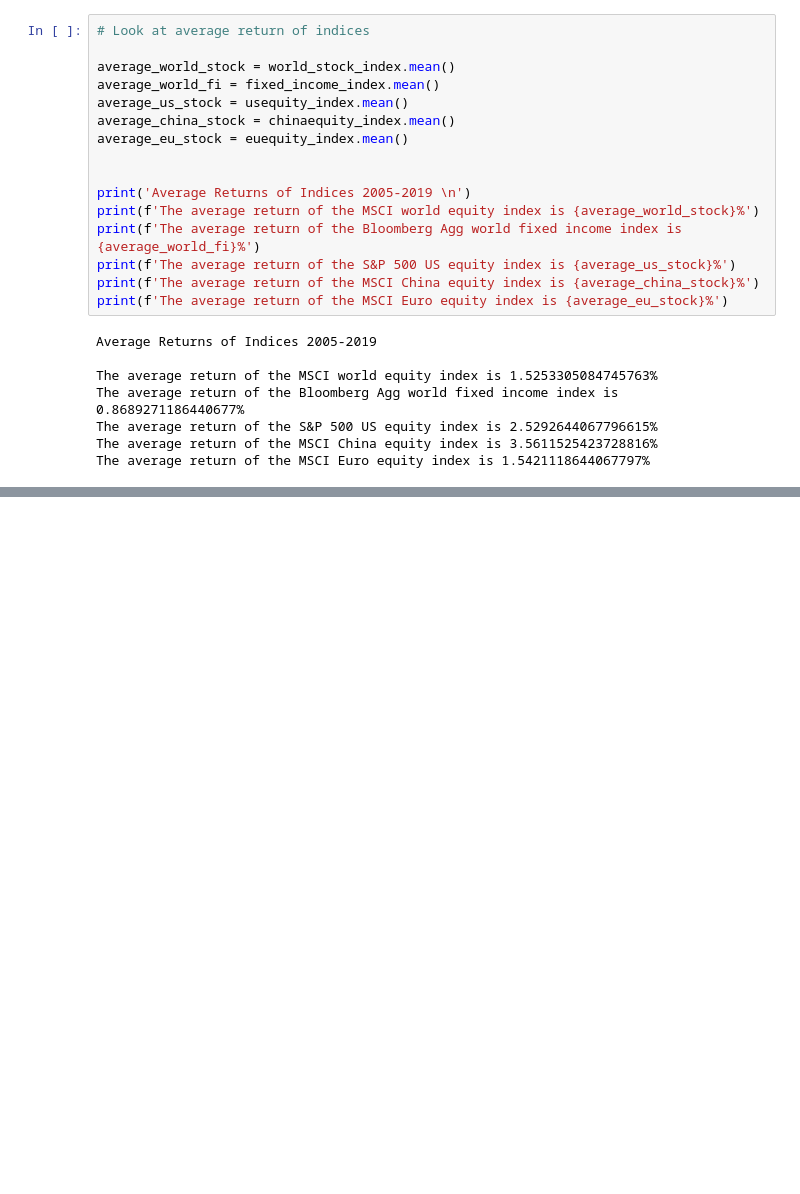
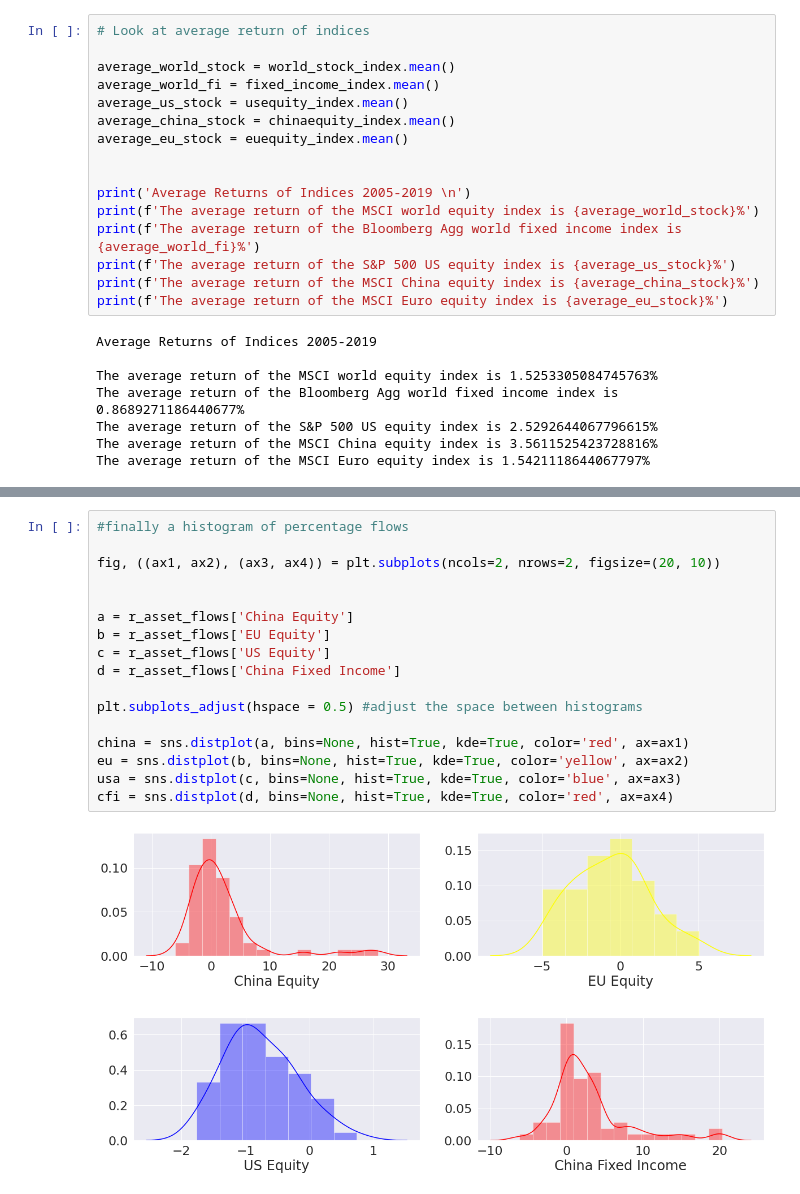
Before and after one commit to wcharlesknight/Analysis_Index_Asset_Flows, a Jupyter notebook: Final_Project_Charlie.ipynb, the cells around one changed output, grey strips where cells are left out. Drawn from its saved outputs; the diff is of its cells as text; blank space fills up the shorter version.

```diff
--- a/Final_Project_Charlie.ipynb
+++ b/Final_Project_Charlie.ipynb
@@ -231,0 +245,19 @@ for i in range(len(eticks)):
+# %%
+#finally a histogram of percentage flows
+
+fig, ((ax1, ax2), (ax3, ax4)) = plt.subplots(ncols=2, nrows=2, figsize=(20, 10))
+
+
+a = r_asset_flows['China Equity']
+b = r_asset_flows['EU Equity']
+c = r_asset_flows['US Equity']
+d = r_asset_flows['China Fixed Income']
+
+plt.subplots_adjust(hspace = 0.5) #adjust the space between histograms
+
+china = sns.distplot(a, bins=None, hist=True, kde=True, color='red', ax=ax1)
+eu = sns.distplot(b, bins=None, hist=True, kde=True, color='yellow', ax=ax2)
+usa = sns.distplot(c, bins=None, hist=True, kde=True, color='blue', ax=ax3)
+cfi = sns.distplot(d, bins=None, hist=True, kde=True, color='red', ax=ax4)
+# %% [output]
+[figure, added]
```
Also changed, not shown: parts of 6 cells of this notebook.
